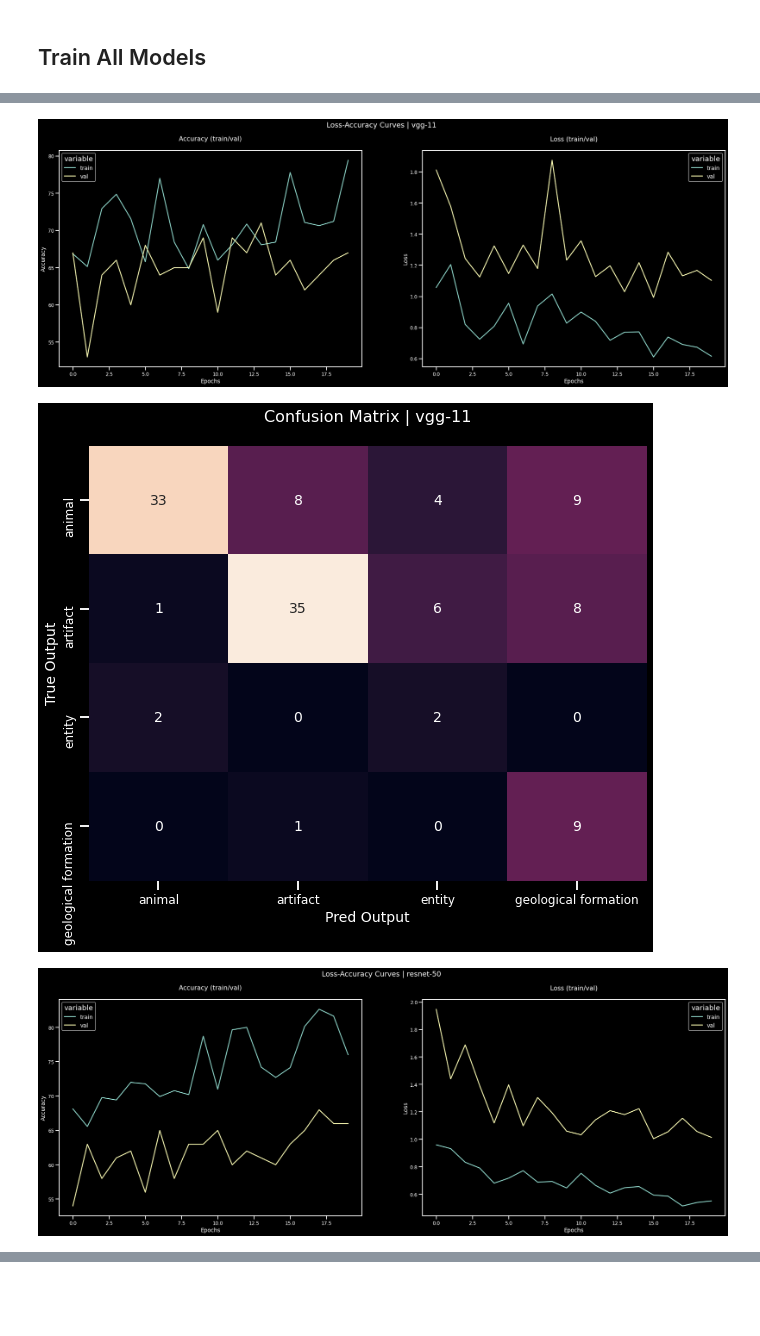
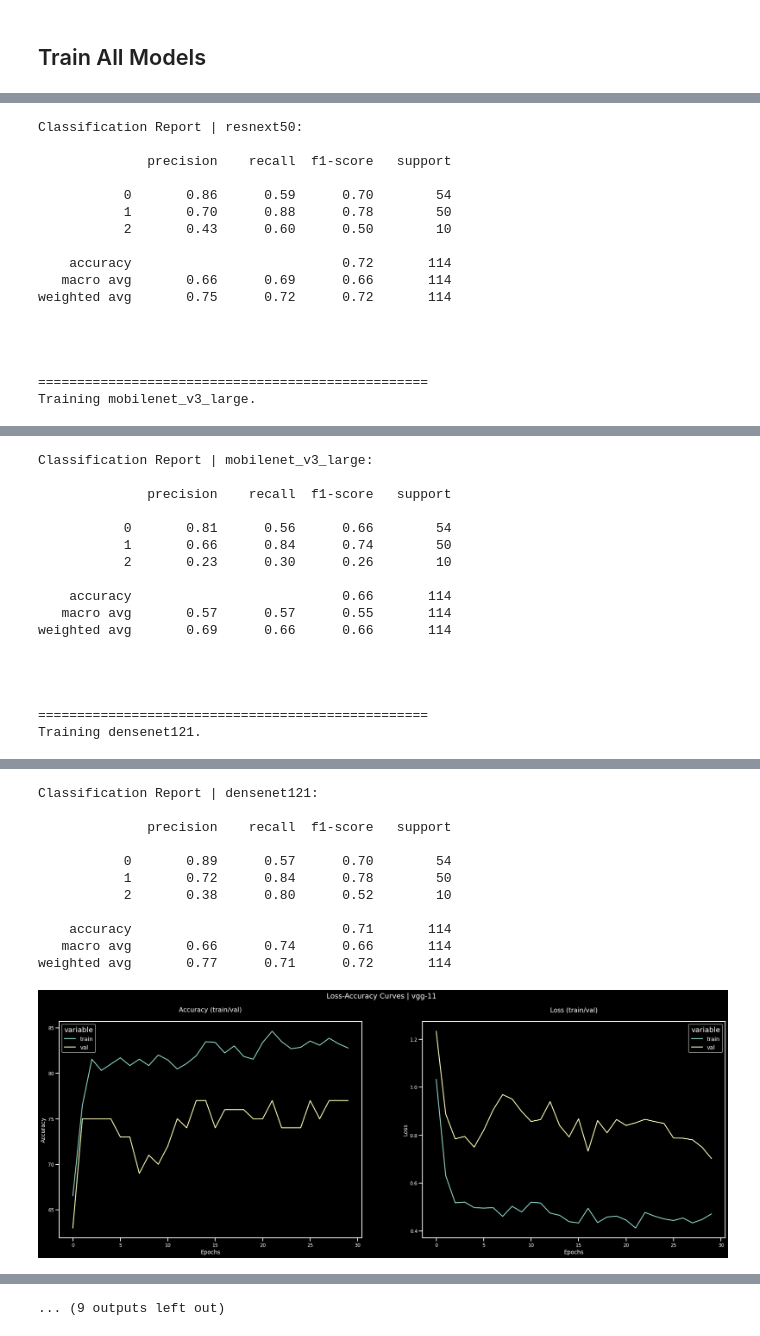
Before and after one commit to theairbend3r/decoding-thoughts, a Jupyter notebook: notebooks/02_stimulus_cnn.ipynb, the cells around one changed output, grey strips where cells are left out. Drawn from its saved outputs; the diff is of its cells as text; code cells hidden in the pictures; blank space fills up the shorter version.

Commit message:
Updated modepretrained models.

```diff
--- a/notebooks/02_stimulus_cnn.ipynb
+++ b/notebooks/02_stimulus_cnn.ipynb
@@ -135,7 +136,7 @@ test_loader = DataLoader(
 # %% [markdown]
 ## Train All Models
 # %%
-for mn in config.model_names:
+for mn in tqdm(config.model_names):
     print("=" * 50)
     print(f"Training {mn}.\n")
     train_all_stim_models(
@@ -225,0 +242,17 @@ weighted avg       0.71      0.66      0.67       118
+Classification Report | resnext50:
+
+              precision    recall  f1-score   support
+
+           0       0.86      0.59      0.70        54
+           1       0.70      0.88      0.78        50
+           2       0.43      0.60      0.50        10
+
+    accuracy                           0.72       114
+   macro avg       0.66      0.69      0.66       114
+weighted avg       0.75      0.72      0.72       114
+
+
+
+
+==================================================
+Training mobilenet_v3_large.
@@ -225,0 +276,17 @@ weighted avg       0.71      0.66      0.67       118
+Classification Report | mobilenet_v3_large:
+
+              precision    recall  f1-score   support
+
+           0       0.81      0.56      0.66        54
+           1       0.66      0.84      0.74        50
+           2       0.23      0.30      0.26        10
+
+    accuracy                           0.66       114
+   macro avg       0.57      0.57      0.55       114
+weighted avg       0.69      0.66      0.66       114
+
+
+
+
+==================================================
+Training densenet121.
@@ -226,3 +310,12 @@ weighted avg       0.71      0.66      0.67       118
+Classification Report | densenet121:
+
+              precision    recall  f1-score   support
+
+           0       0.89      0.57      0.70        54
+           1       0.72      0.84      0.78        50
+           2       0.38      0.80      0.52        10
+
+    accuracy                           0.71       114
+   macro avg       0.66      0.74      0.66       114
+weighted avg       0.77      0.71      0.72       114
-[figure, old version]
+[figure, new version]
-[figure, removed]
-[figure, removed]
@@ -229,0 +322 @@ weighted avg       0.71      0.66      0.67       118
+... (9 outputs left out)
```
Also changed, not shown: parts of 5 cells of this notebook, 7 other files.
